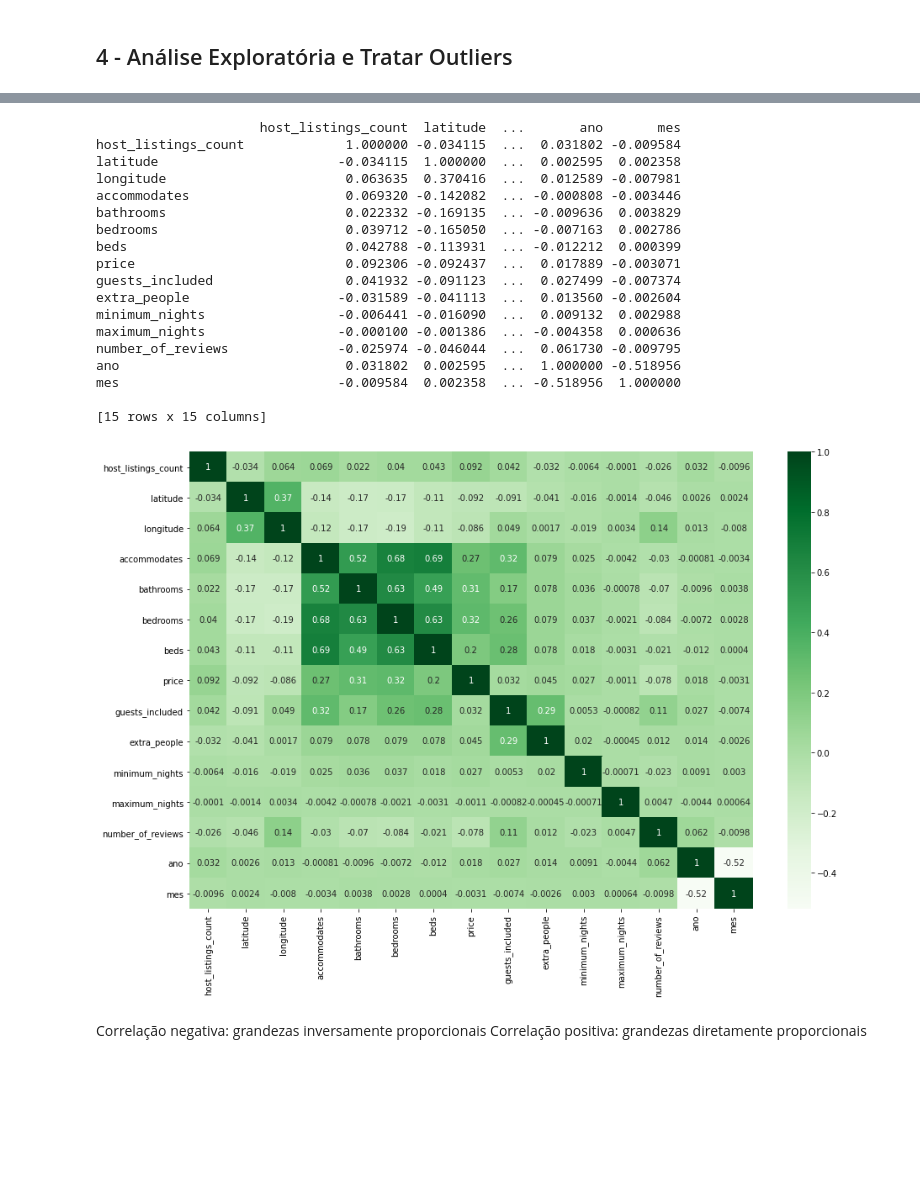
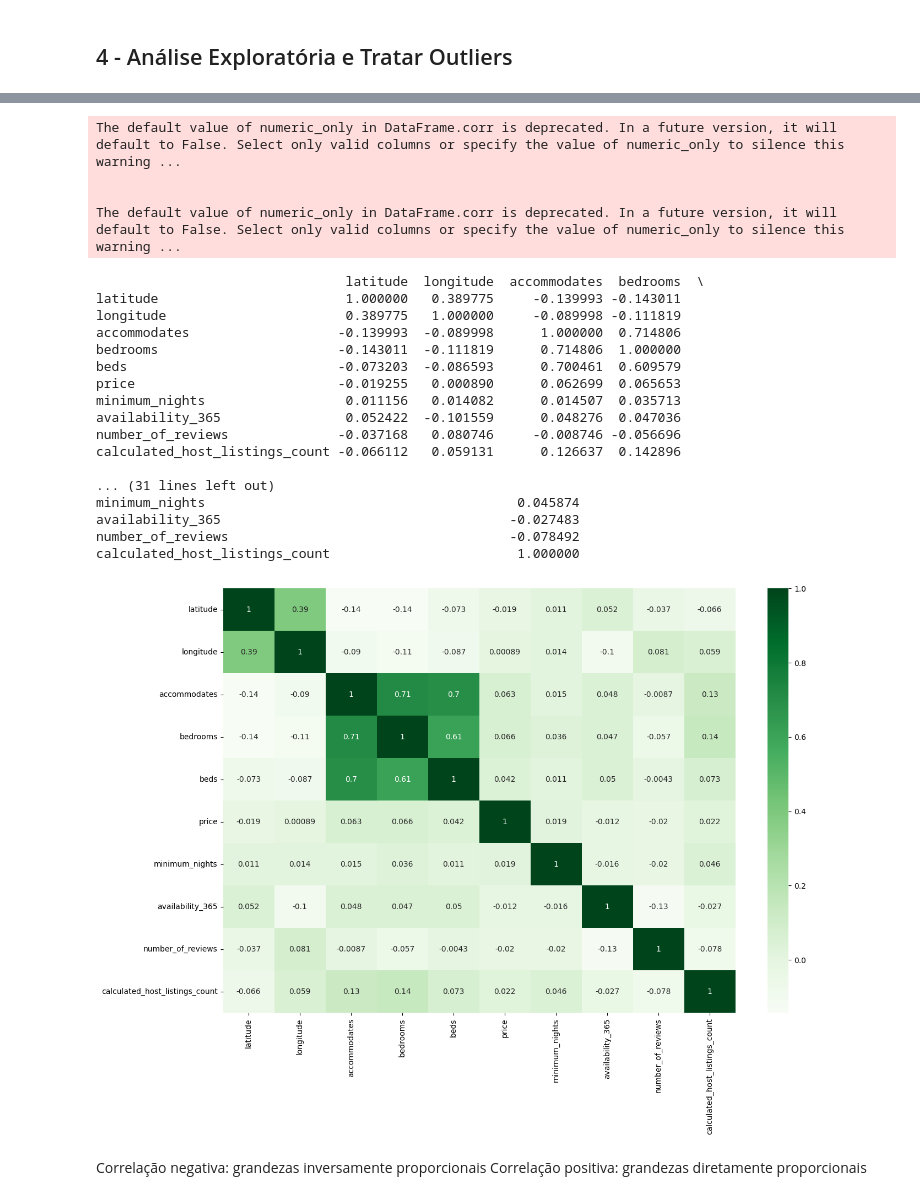
Before and after one commit to rreschke/IMT-CienciaDeDados-Airbnb-Rio, a Jupyter notebook: Projeto_S1.ipynb, the cells around one changed output, grey strips where cells are left out. Drawn from its saved outputs; the diff is of its cells as text; code cells hidden in the pictures; blank space fills up the shorter version.

```diff
--- a/Projeto_S1.ipynb
+++ b/Projeto_S1.ipynb
@@ -108,0 +24,10 @@ Demorou 1.8171666666666666 minutos para importar os dados
+# %%
+t_o = time.time()
+
+df_airbnb_listagens = pd.read_csv("http://data.insideairbnb.com/brazil/rj/rio-de-janeiro/2023-03-28/data/listings.csv.gz")
+
+t_f = time.time()
+
+print("Demorou", (round((t_f-t_o)/60, 2)), "minutos para importar os dados")
+print("")
+display(df_airbnb_listagens)
@@ -178,6 +122,6 @@ Se houver mais de 300.000 linhas vazias na coluna, exclui-se a coluna
 # %%
-for coluna in base_airbnb:
-    if base_airbnb[coluna].isnull().sum() > 300000:
-        base_airbnb = base_airbnb.drop(coluna, axis=1)
-print(base_airbnb.isnull().sum())
+for coluna in df_airbnb_listagens:
+    if df_airbnb_listagens[coluna].isnull().sum() > 7500:
+        df_airbnb_listagens = df_airbnb_listagens.drop(coluna, axis=1)
+print(df_airbnb_listagens.isnull().sum())
 # %% [output]
@@ -203,6 +150,6 @@ Como foram poucas linhas que possuiam valores vazios, exclui-se cada linha que t
 # %%
-base_airbnb = base_airbnb.dropna()
+df_airbnb_listagens = df_airbnb_listagens.dropna()
 
-print(base_airbnb.shape)
-print(base_airbnb.isnull().sum())
+print(df_airbnb_listagens.shape)
+print(df_airbnb_listagens.isnull().sum())
 # %% [output]
@@ -253,12 +200,7 @@ Name: 0, dtype: object
 # %%
 #price
-base_airbnb['price'] = base_airbnb['price'].str.replace('$', '')
-base_airbnb['price'] = base_airbnb['price'].str.replace(',', '')
-base_airbnb['price'] = base_airbnb['price'].astype(np.float32, copy=False)
-#extra people
-base_airbnb['extra_people'] = base_airbnb['extra_people'].str.replace('$', '')
-base_airbnb['extra_people'] = base_airbnb['extra_people'].str.replace(',', '')
-base_airbnb['extra_people'] = base_airbnb['extra_people'].astype(np.float32, copy=False)
-#verificando os tipos
-print(base_airbnb.dtypes)
+df_airbnb_listagens['price'] = df_airbnb_listagens['price'].str.replace('$', '')
+df_airbnb_listagens['price'] = df_airbnb_listagens['price'].str.replace(',', '')
+df_airbnb_listagens['price'] = df_airbnb_listagens['price'].astype(np.float64, copy=False)
+print(df_airbnb_listagens.dtypes)
 # %% [output]
@@ -299,29 +257,32 @@ Ex de análise: Se o objetivo é ajudar a precificar um imóvel que você está
 # %%
 # Mapa de calor ainda ajuda a confirmar se há duas colunas iguais visto que só pode haver 1 na diagonal principal da matriz (Teria algum 1 aleatório no mapa)
 
 plt.figure(figsize=(15, 10))
-sns.heatmap(base_airbnb.corr(), annot=True, cmap='Greens')
-print(base_airbnb.corr())
+sns.heatmap(df_airbnb_listagens.corr(), annot=True, cmap='Greens')
+print(df_airbnb_listagens.corr())
 # %% [output]
-                     host_listings_count  latitude  ...       ano       mes
-host_listings_count             1.000000 -0.034115  ...  0.031802 -0.009584
-latitude                       -0.034115  1.000000  ...  0.002595  0.002358
-longitude                       0.063635  0.370416  ...  0.012589 -0.007981
-accommodates                    0.069320 -0.142082  ... -0.000808 -0.003446
-bathrooms                       0.022332 -0.169135  ... -0.009636  0.003829
-bedrooms                        0.039712 -0.165050  ... -0.007163  0.002786
-beds                            0.042788 -0.113931  ... -0.012212  0.000399
-price                           0.092306 -0.092437  ...  0.017889 -0.003071
-guests_included                 0.041932 -0.091123  ...  0.027499 -0.007374
-extra_people                   -0.031589 -0.041113  ...  0.013560 -0.002604
-minimum_nights                 -0.006441 -0.016090  ...  0.009132  0.002988
-maximum_nights                 -0.000100 -0.001386  ... -0.004358  0.000636
-number_of_reviews              -0.025974 -0.046044  ...  0.061730 -0.009795
-ano                             0.031802  0.002595  ...  1.000000 -0.518956
-mes                            -0.009584  0.002358  ... -0.518956  1.000000
+The default value of numeric_only in DataFrame.corr is deprecated. In a future version, it will default to False. Select only valid columns or specify the value of numeric_only to silence this warning ...
 
-[15 rows x 15 columns]
+
+The default value of numeric_only in DataFrame.corr is deprecated. In a future version, it will default to False. Select only valid columns or specify the value of numeric_only to silence this warning ...
+                                latitude  longitude  accommodates  bedrooms  \
+latitude                        1.000000   0.389775     -0.139993 -0.143011
+longitude                       0.389775   1.000000     -0.089998 -0.111819
+accommodates                   -0.139993  -0.089998      1.000000  0.714806
+bedrooms                       -0.143011  -0.111819      0.714806  1.000000
+beds                           -0.073203  -0.086593      0.700461  0.609579
+price                          -0.019255   0.000890      0.062699  0.065653
+minimum_nights                  0.011156   0.014082      0.014507  0.035713
+availability_365                0.052422  -0.101559      0.048276  0.047036
+number_of_reviews              -0.037168   0.080746     -0.008746 -0.056696
+calculated_host_listings_count -0.066112   0.059131      0.126637  0.142896
+
+... (31 lines left out)
+minimum_nights                                        0.045874
+availability_365                                     -0.027483
+number_of_reviews                                    -0.078492
+calculated_host_listings_count                        1.000000
-[figure, old version]
+[figure, new version]
 # %% [markdown]
 Correlação negativa: grandezas inversamente proporcionais
 Correlação positiva: grandezas diretamente proporcionais
```
Also changed, not shown: parts of 124 cells of this notebook.
